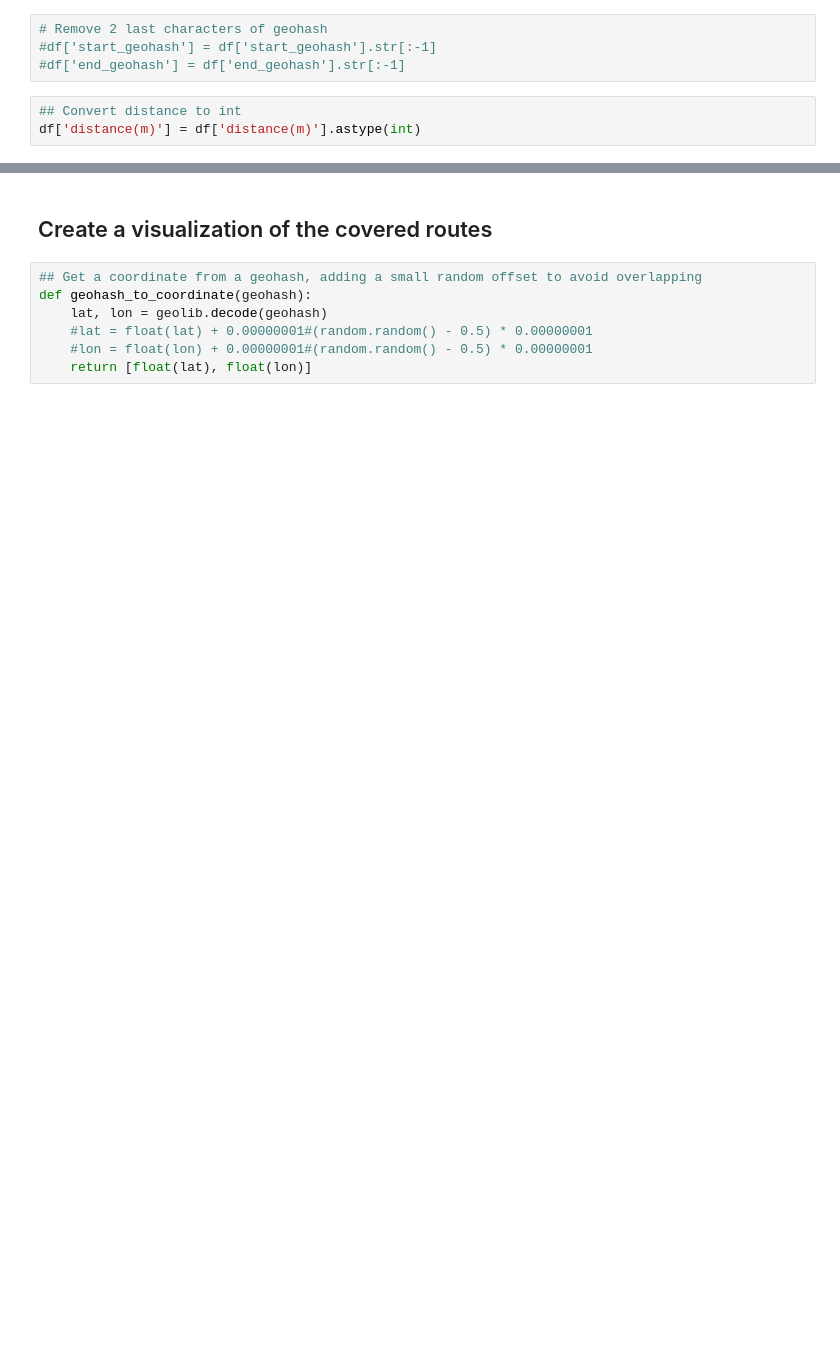
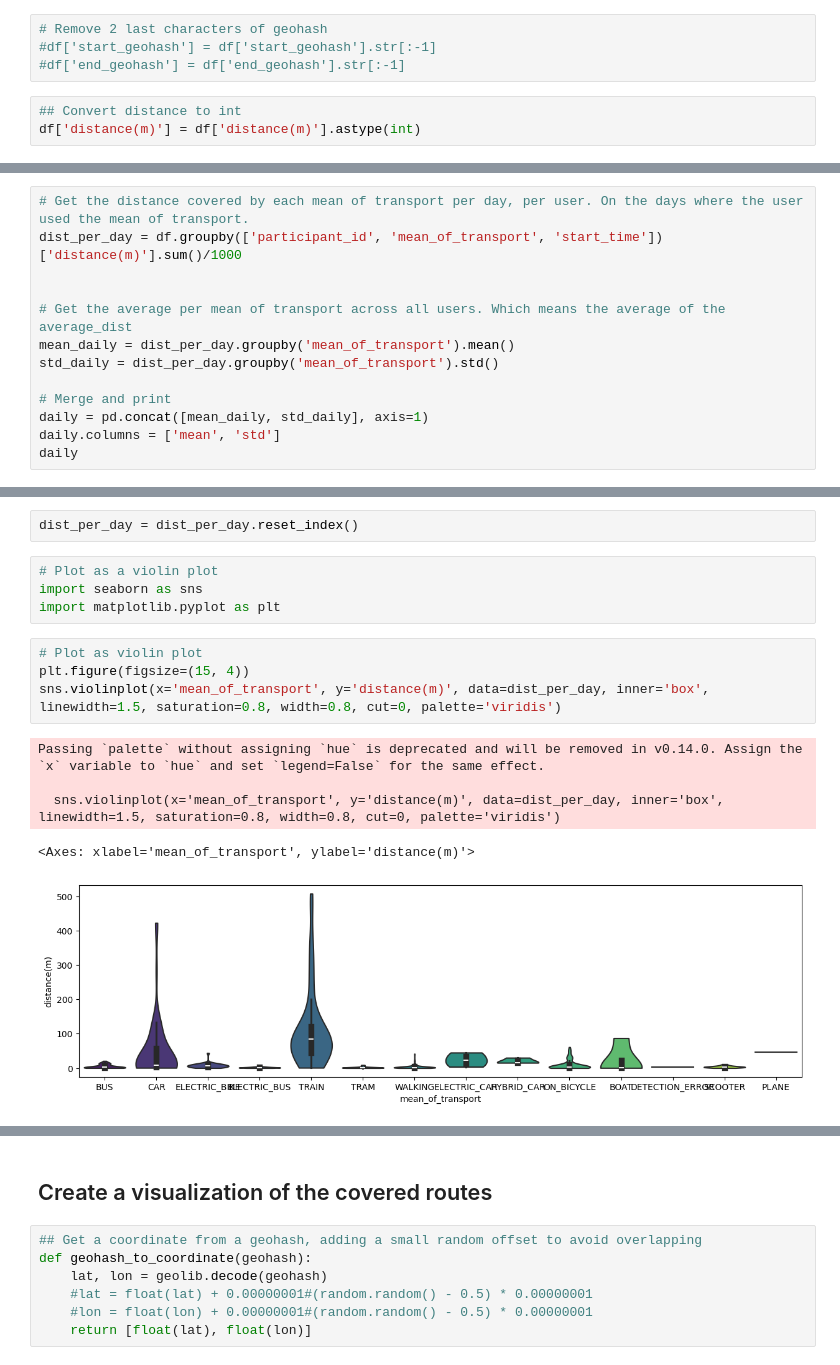
Before and after one commit to colombmo/SWICE_analysis, a Jupyter notebook: movements_analysis.ipynb, the cells around one changed output, grey strips where cells are left out. Drawn from its saved outputs; the diff is of its cells as text; blank space fills up the shorter version.

```diff
--- a/movements_analysis.ipynb
+++ b/movements_analysis.ipynb
@@ -104,0 +141,13 @@ Name: distance(m), dtype: float64
+# %%
+# Get the distance covered by each mean of transport per day, per user. On the days where the user used the mean of transport.
+dist_per_day = df.groupby(['participant_id', 'mean_of_transport', 'start_time'])['distance(m)'].sum()/1000
+
+
+# Get the average per mean of transport across all users. Which means the average of the average_dist
+mean_daily = dist_per_day.groupby('mean_of_transport').mean()
+std_daily = dist_per_day.groupby('mean_of_transport').std()
+
+# Merge and print
+daily = pd.concat([mean_daily, std_daily], axis=1)
+daily.columns = ['mean', 'std']
+daily
@@ -104,0 +171,16 @@ Name: distance(m), dtype: float64
+# %%
+dist_per_day = dist_per_day.reset_index()
+# %%
+# Plot as a violin plot
+import seaborn as sns
+import matplotlib.pyplot as plt
+# %%
+# Plot as violin plot
+plt.figure(figsize=(15, 4))
+sns.violinplot(x='mean_of_transport', y='distance(m)', data=dist_per_day, inner='box', linewidth=1.5, saturation=0.8, width=0.8, cut=0, palette='viridis')
+# %% [output]
+Passing `palette` without assigning `hue` is deprecated and will be removed in v0.14.0. Assign the `x` variable to `hue` and set `legend=False` for the same effect.
+
+  sns.violinplot(x='mean_of_transport', y='distance(m)', data=dist_per_day, inner='box', linewidth=1.5, saturation=0.8, width=0.8, cut=0, palette='viridis')
+<Axes: xlabel='mean_of_transport', ylabel='distance(m)'>
+[figure, added]
```
Also changed, not shown: parts of 18 cells of this notebook, 15 other files.
